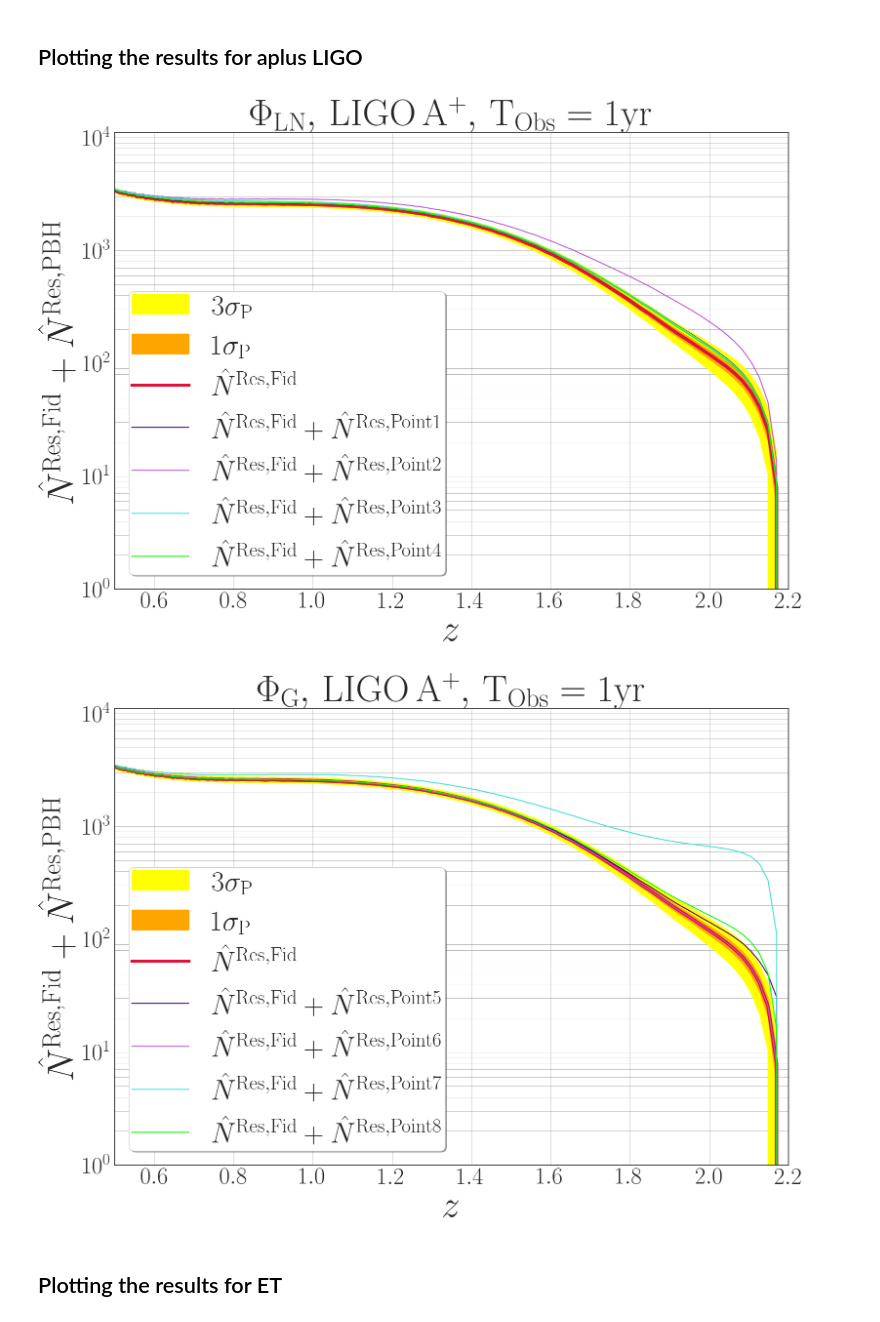
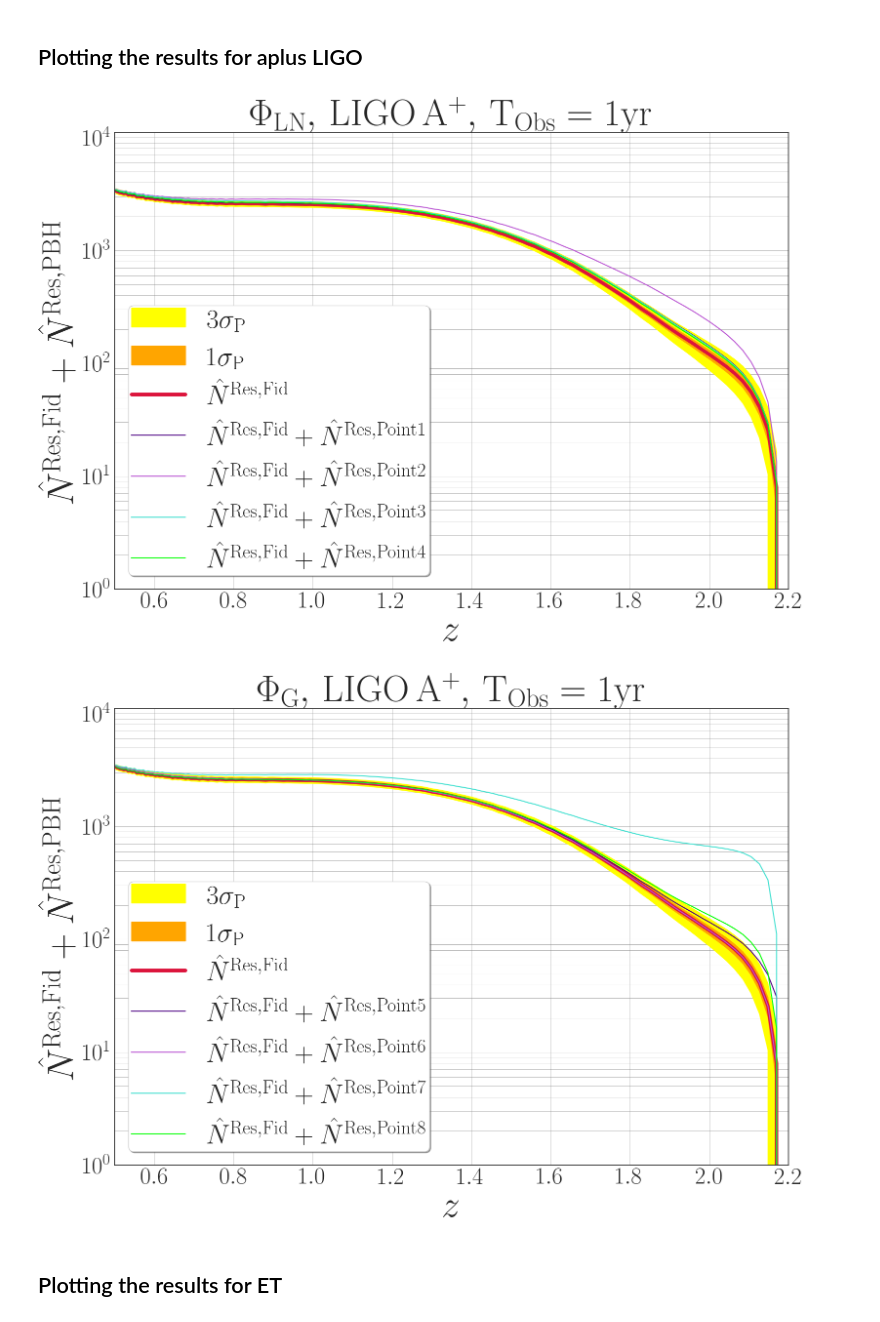
Before and after one commit to KuZa91/PBH_subpopulations_effects_analysis, a Jupyter notebook: ResDistPlotter.ipynb, the cells around one changed output. Cells and saved outputs as stored; diff of their text form; code cells hidden in the pictures.

```diff
--- a/ResDistPlotter.ipynb
+++ b/ResDistPlotter.ipynb
@@ -85,28 +85,28 @@ Now that we have all the data, we can plot the resolvable sources distribution b
 # %%
 # Plotting the obtained statistics for the fiducial model
 
 plt.figure(figsize=(16,12))
 plt.fill_between(LIGO1.Redshift, LIGO1.Fid_ResNorm + 3.*np.sqrt(LIGO1.Fid_ResNorm), LIGO1.Fid_ResNorm - 3.*np.sqrt(LIGO1.Fid_ResNorm), color = 'yellow', label = r'$3\sigma_{\rm P}$')
 plt.fill_between(LIGO1.Redshift, LIGO1.Fid_ResNorm + np.sqrt(LIGO1.Fid_ResNorm), LIGO1.Fid_ResNorm -np.sqrt(LIGO1.Fid_ResNorm), color = 'orange', label = r'$1\sigma_{\rm P}$')
 plt.plot(LIGO1.Redshift, LIGO1.Fid_ResNorm, color = 'crimson', linewidth=5, label = r'$\hat{N}^{\rm Res, Fid}$')
 plt.plot(LIGO1.Redshift, LIGO1.Fid_ResNorm + LIGO1.Pert_ResNorm, color = 'Indigo', label = r'$\hat{N}^{\rm Res, Fid} + \hat{N}^{\rm Res, Point 1}$')
 plt.plot(LIGO2.Redshift, LIGO2.Fid_ResNorm + LIGO2.Pert_ResNorm, color = 'mediumorchid', label = r'$\hat{N}^{\rm Res, Fid} + \hat{N}^{\rm Res, Point 2}$')
 plt.plot(LIGO3.Redshift, LIGO3.Fid_ResNorm + LIGO3.Pert_ResNorm, color = 'turquoise', label = r'$\hat{N}^{\rm Res, Fid} + \hat{N}^{\rm Res, Point 3}$')
 plt.plot(LIGO4.Redshift, LIGO4.Fid_ResNorm + LIGO4.Pert_ResNorm, color = 'lime', label = r'$\hat{N}^{\rm Res, Fid} + \hat{N}^{\rm Res, Point 4}$')
 plt.xlabel('$z$', fontsize = 55 )
 plt.xlim(0.5, 2.2)
 plt.ylim(1.e0, 1.1e4)
 #plt.xscale('log')
 plt.yscale('log')
-plt.legend(loc = 3, frameon = True, fancybox = True, shadow = True, borderpad= 0.1, prop={'size': 42})
+plt.legend(loc = 3, frameon = True, fancybox = True, shadow = True, borderpad= 0.1, prop={'size': 40})
 plt.ylabel(r'$\hat{N}^{\rm Res, Fid} + \hat{N}^{\rm Res, PBH}$', fontsize = 55)
 plt.title(r'$\Phi_{\rm LN}, \, \rm LIGO \, A^{+}, \, T_{\rm Obs} = 1yr$',fontsize = 55)
 plt.tight_layout()
 plt.grid(which='both', color='grey', linestyle='-', linewidth=0.5, alpha=.7)
 plt.savefig('apLIGOSNRB8ResDistLN.png',dpi=200)
 #plt.savefig('apLIGOSNRB8ResDistLN.png',dpi=50)
 # %% [output]
-[figure, old version]
+[figure, new version]
 # %%
 # Plotting the obtained statistics for the fiducial model
 
@@ -123,7 +123,7 @@ plt.xlim(0.5, 2.2)
 plt.ylim(1.e0, 1.1e4)
 #plt.xscale('log')
 plt.yscale('log')
-plt.legend(loc = 3, frameon = True, fancybox = True, shadow = True, borderpad= 0.1, prop={'size': 42})
+plt.legend(loc = 3, frameon = True, fancybox = True, shadow = True, borderpad= 0.1, prop={'size': 40})
 plt.ylabel(r'$\hat{N}^{\rm Res, Fid} + \hat{N}^{\rm Res, PBH}$', fontsize = 55)
 plt.title(r'$\Phi_{\rm G}, \, \rm LIGO \, A^{+}, \, T_{\rm Obs} = 1yr$',fontsize = 55)
 plt.tight_layout()
@@ -131,7 +131,7 @@ plt.grid(which='both', color='grey', linestyle='-', linewidth=0.5, alpha=.7)
 plt.savefig('apLIGOSNRB8ResDistGs.png',dpi=200)
 #plt.savefig('apLIGOSNRB8ResDistGs.png',dpi=50)
 # %% [output]
-[figure, old version]
+[figure, new version]
 # %% [markdown]
 <h2> Plotting the results for ET </h2>
 # %%
```
Also changed, not shown: parts of 2 cells of this notebook, 4 other files.
